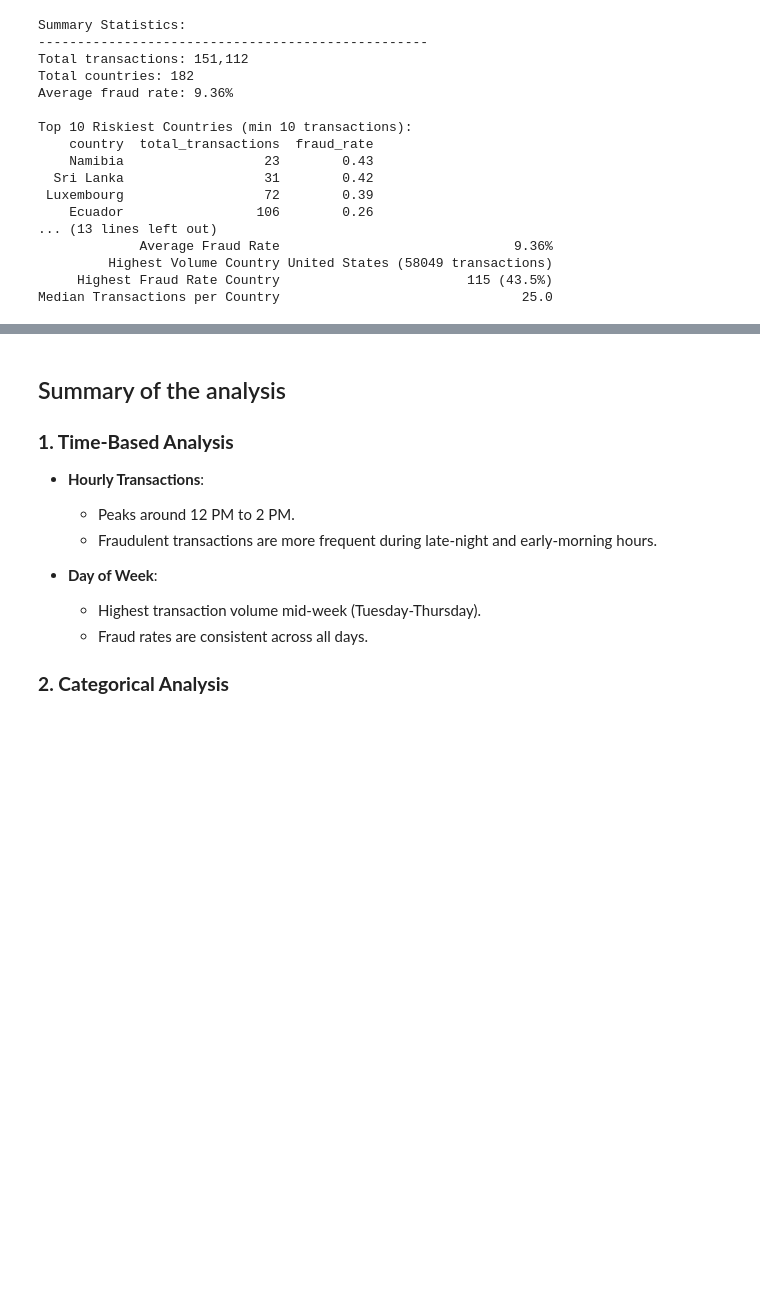
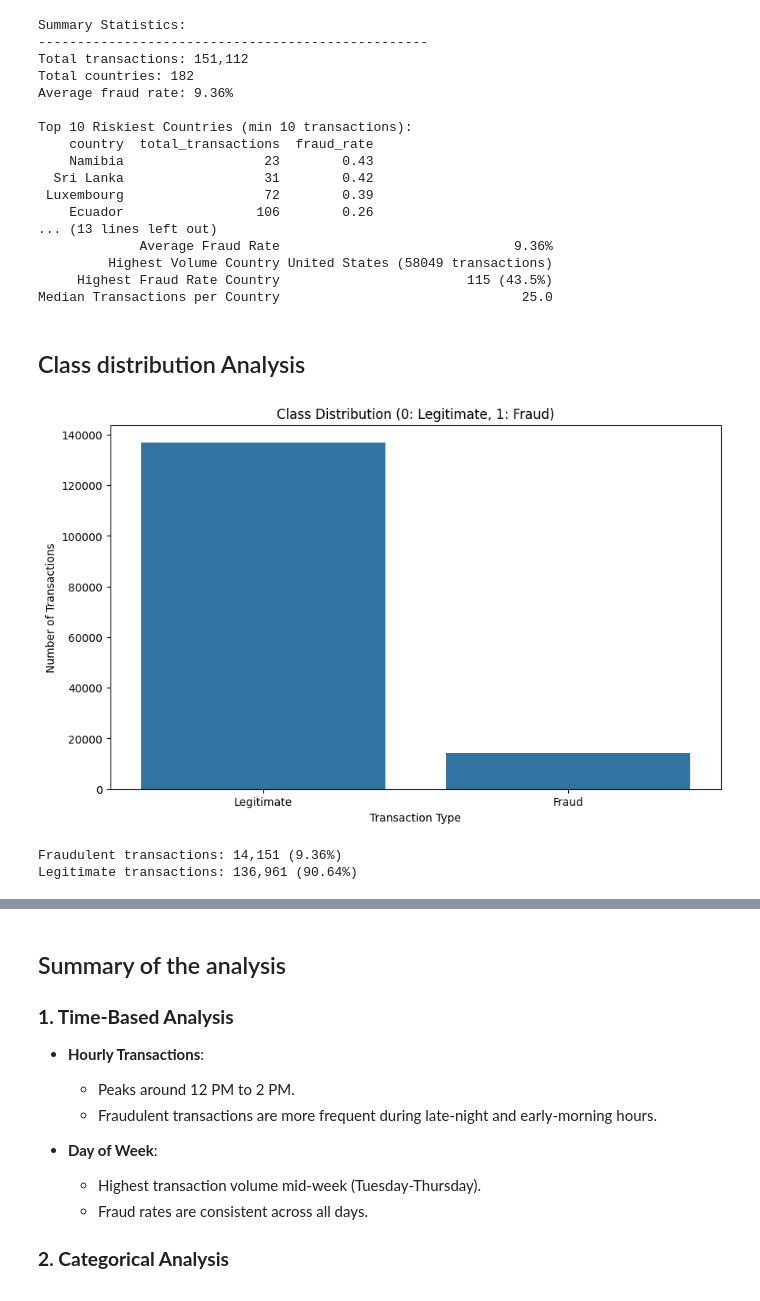
Before and after one commit to soltsega/Week-5_Fraud_Detection, a Jupyter notebook: fraud-detection/notebooks/eda-fraud-data.ipynb, the cells around one changed output, grey strips where cells are left out. Cells and saved outputs as stored; diff of their text form; code cells hidden in the pictures; blank space fills up the shorter version.

```diff
--- a/fraud-detection/notebooks/eda-fraud-data.ipynb
+++ b/fraud-detection/notebooks/eda-fraud-data.ipynb
@@ -639,3 +639,35 @@ Top 10 Riskiest Countries (min 10 transactions):
          Highest Volume Country United States (58049 transactions)
      Highest Fraud Rate Country                        115 (43.5%)
 Median Transactions per Country                               25.0
+# %%
+
+
+# Load the data
+file_path = r"C:\Users\My Device\Desktop\Week-5_KAIM\fraud-detection\data\processed\fraud_data_with_country_final.csv"
+df = pd.read_csv(file_path, parse_dates=['signup_time', 'purchase_time'])
+
+# Calculate time since signup in hours
+df['time_since_signup'] = (df['purchase_time'] - df['signup_time']).dt.total_seconds() / 3600
+df['purchase_hour'] = df['purchase_time'].dt.hour
+df['purchase_day'] = df['purchase_time'].dt.day_name()
+# %% [markdown]
+## Class distribution Analysis
+# %%
+# Class Distribution
+plt.figure(figsize=(10, 6))
+class_counts = df['class'].value_counts()
+sns.barplot(x=class_counts.index, y=class_counts.values)
+plt.title('Class Distribution (0: Legitimate, 1: Fraud)')
+plt.xticks([0, 1], ['Legitimate', 'Fraud'])
+plt.ylabel('Number of Transactions')
+plt.xlabel('Transaction Type')
+plt.show()
+
+# Calculate percentages
+fraud_percentage = (class_counts[1] / len(df)) * 100
+print(f"Fraudulent transactions: {class_counts[1]:,} ({fraud_percentage:.2f}%)")
+print(f"Legitimate transactions: {class_counts[0]:,} ({(100 - fraud_percentage):.2f}%)")
+# %% [output]
+[figure, added]
+Fraudulent transactions: 14,151 (9.36%)
+Legitimate transactions: 136,961 (90.64%)
```
Also changed, not shown: parts of 5 cells of this notebook.
